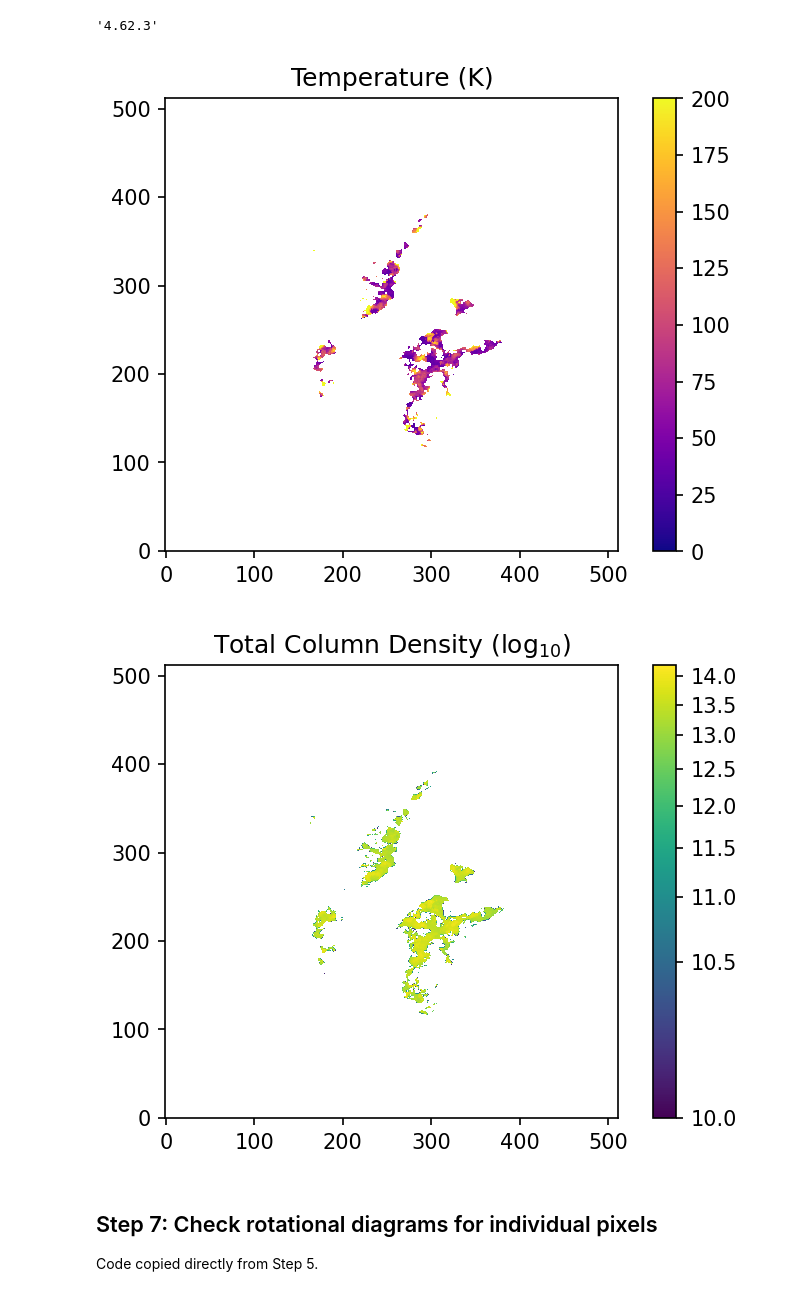
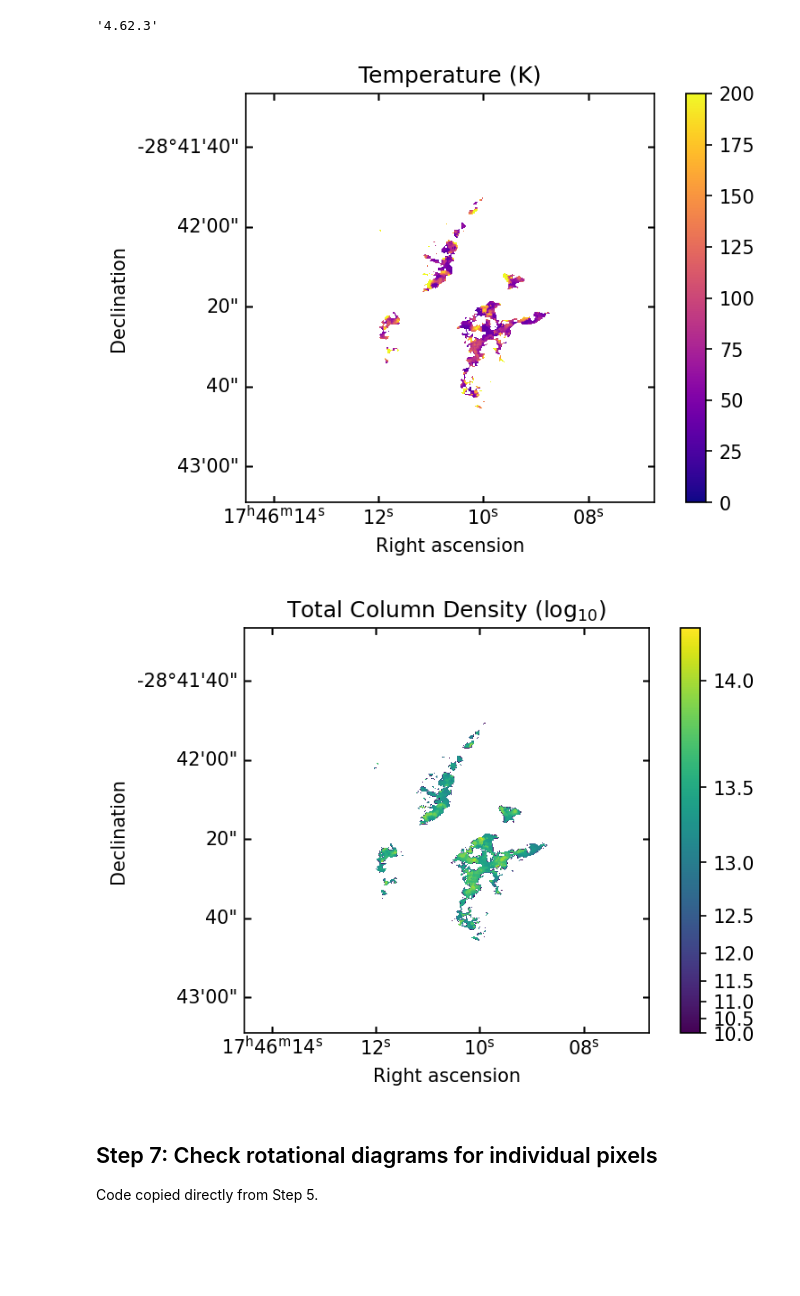
Before and after one commit to abulatek/brick, a Jupyter notebook: first_results/temperature_map/TemperatureMap_v1.ipynb, the cells around one changed output. Cells and saved outputs as stored; diff of their text form; code cells hidden in the pictures; blank space fills up the shorter version.

Commit message:
Added coordinates to temp/coldens maps

```diff
--- a/first_results/temperature_map/TemperatureMap_v1.ipynb
+++ b/first_results/temperature_map/TemperatureMap_v1.ipynb
@@ -272,34 +272,47 @@ temp_map = (-1./slope_map)*u.K
 total_col_density_map = np.log10(np.exp(intercept_map)*ch3cn_partfunc(temp_map))
 # %%
 fig = plt.figure(dpi = display_dpi)
+
+# Set up colormap
 # rock = sns.color_palette("rocket", as_cmap=True)
 cm = pl.matplotlib.cm.plasma.copy()
 cm.set_under('w') # Make sure the "zero" color is white
-pl.imshow(temp_map.value, vmax=200, vmin=0, cmap = cm, origin='lower')
-pl.title('Temperature (K)')
-pl.colorbar()
-pl.savefig("../figures/temp_map.pdf", dpi = 300, facecolor='w', edgecolor='w', bbox_inches='tight')
+
+# Get WCS coordinates from an (arbitrary?) masked cube
+masked_cube = SpectralCube.read(f'methyl_cyanide/ch3cn_0_masked.fits', format='fits')
+mom0 = masked_cube.moment0()
+
+plt.subplot(111,  projection = mom0.wcs)
+plt.imshow(temp_map.value, vmax=200, vmin=0, cmap = cm, origin='lower')
+plt.tick_params(direction = 'in')
+plt.title('Temperature (K)')
+plt.xlabel('Right ascension'); plt.ylabel('Declination')
+plt.colorbar()
+plt.savefig("../figures/temp_map.pdf", dpi = 300, facecolor='w', edgecolor='w', bbox_inches='tight')
 # %% [output]
-[figure, old version]
+[figure, new version]
 # %%
 fig = plt.figure(dpi = display_dpi)
 # mako_r = sns.color_palette("mako_r", as_cmap=True)
 
-from astropy.visualization import imshow_norm, ManualInterval, SqrtStretch
+# Set up normalization
+from astropy.visualization import imshow_norm, ManualInterval, SqrtStretch, SinhStretch
 
 cm = pl.matplotlib.cm.viridis.copy()
 cm.set_under('w') # Make sure the "zero" color is white
 # pl.imshow(total_col_density_map, cmap = cm, norm = norm, origin='lower')
 
+plt.subplot(111,  projection = mom0.wcs)
 im, norm = imshow_norm(total_col_density_map, origin='lower', cmap = cm,
                        interval=ManualInterval(vmin = 10, vmax = np.max(total_col_density_map)),
-                       stretch=SqrtStretch())
-
+                       stretch=SinhStretch())
+plt.tick_params(direction = 'in')
 pl.title('Total Column Density ($\log_{10}$)')
+plt.xlabel('Right ascension'); plt.ylabel('Declination')
 pl.colorbar(mappable=im)
 pl.savefig("../figures/coldens_map.pdf", dpi = 300, facecolor='w', edgecolor='w', bbox_inches='tight')
 # %% [output]
-[figure, old version]
+[figure, new version]
 # %% [markdown]
 ## Step 7: Check rotational diagrams for individual pixels
 Code copied directly from Step 5.
```
Also changed, not shown: 2 other files.
